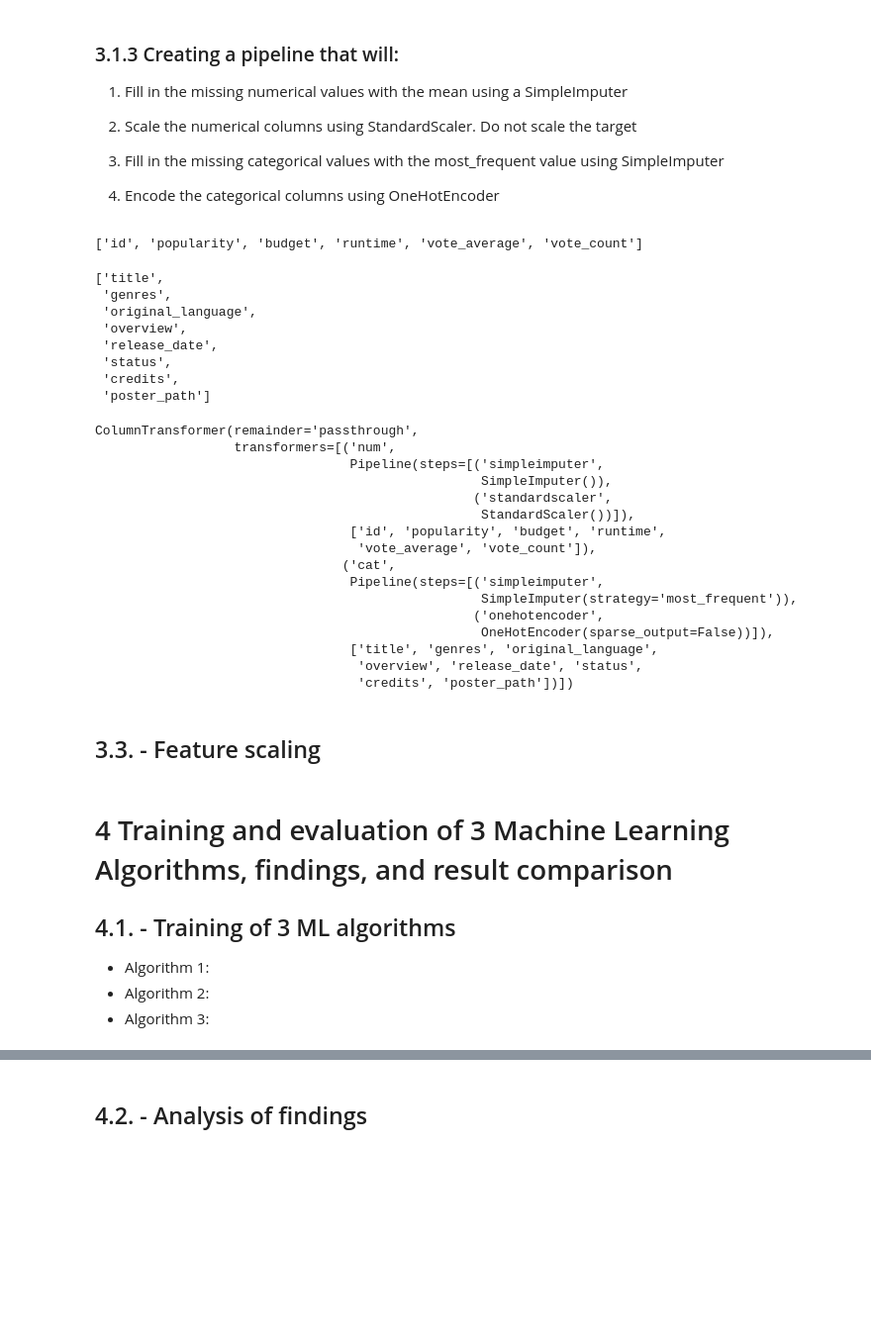
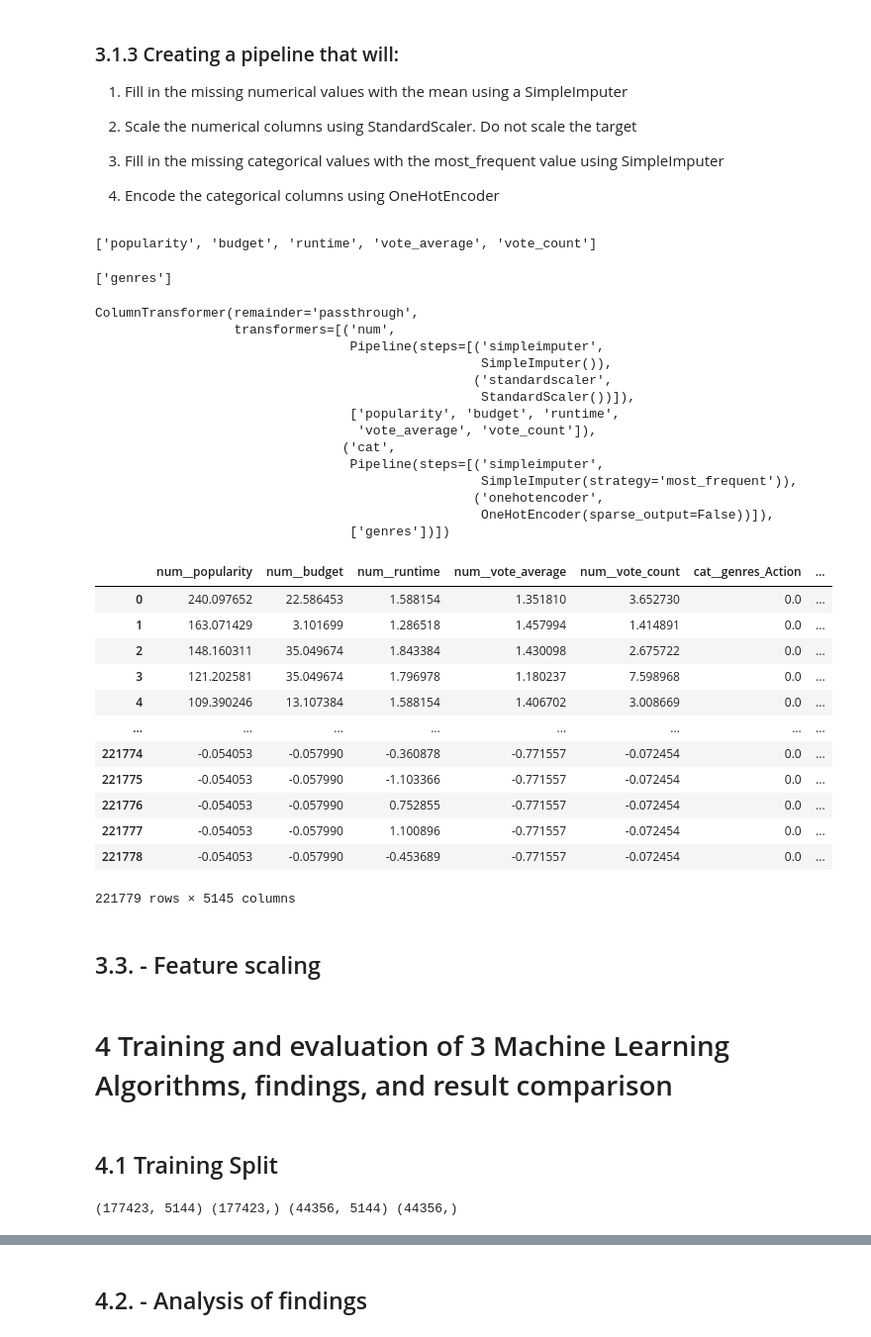
Before and after one commit to Jayant1Varma/Movie-Box-Office-predictor, a Jupyter notebook: Movie-revenue_predictor.ipynb, the cells around one changed output, grey strips where cells are left out. Shown: that part at 99% size. Drawn from its saved outputs; the diff is of its cells as text; code cells hidden in the pictures; blank space fills up the shorter version.

```diff
--- a/Movie-revenue_predictor.ipynb
+++ b/Movie-revenue_predictor.ipynb
@@ -340,0 +359,11 @@ memory usage: 27.1+ MB
+# %%
+movies.drop(labels=['overview'], axis=1, inplace=True)
+movies.drop(labels=['status'], axis=1, inplace=True)
+movies.drop(labels=['credits'], axis=1, inplace=True)
+movies.drop(labels=['original_language'], axis=1, inplace=True)
+movies.drop(labels=['title'], axis=1, inplace=True)
+movies.drop(labels=['release_date'], axis=1, inplace=True)
+movies.drop(labels=['poster_path'], axis=1, inplace=True)
+movies.drop(labels=['backdrop_path'], axis=1, inplace=True)
+movies.drop(labels=['id'], axis=1, inplace=True)
+movies.info()
@@ -383,18 +427,11 @@ preprocessing = ColumnTransformer([('num', num_pipeline, num_cols),
 # %%
 num_cols
 # %% [output]
-['id', 'popularity', 'budget', 'runtime', 'vote_average', 'vote_count']
+['popularity', 'budget', 'runtime', 'vote_average', 'vote_count']
 # %%
 cat_cols
 # %% [output]
-['title',
- 'genres',
- 'original_language',
- 'overview',
- 'release_date',
- 'status',
- 'credits',
- 'poster_path']
+['genres']
 # %%
 preprocessing
 # %% [output]
@@ -404,32 +441,49 @@ ColumnTransformer(remainder='passthrough',
                                                   SimpleImputer()),
                                                  ('standardscaler',
                                                   StandardScaler())]),
-                                 ['id', 'popularity', 'budget', 'runtime',
+                                 ['popularity', 'budget', 'runtime',
                                   'vote_average', 'vote_count']),
                                 ('cat',
                                  Pipeline(steps=[('simpleimputer',
                                                   SimpleImputer(strategy='most_frequent')),
                                                  ('onehotencoder',
                                                   OneHotEncoder(sparse_output=False))]),
-                                 ['title', 'genres', 'original_language',
-                                  'overview', 'release_date', 'status',
-                                  'credits', 'poster_path'])])
+                                 ['genres'])])
 # %%
 # # Apply the preprocessing pipeline on the dataset                 # UNCOMMENT AND FIX THIS ERROR. THERE'S AN ERROR HERE.
 
-# movies_prepared = preprocessing.fit_transform(movies)
+movies_prepared = preprocessing.fit_transform(movies)
 
 # # Scikit-learn strips the column headers, so just add them back on afterwards
-# feature_names=preprocessing.get_feature_names_out()
-# movies_prepared = pd.DataFrame(data=movies_prepared, columns=feature_names)
+feature_names=preprocessing.get_feature_names_out()
+movies_prepared = pd.DataFrame(data=movies_prepared, columns=feature_names)
 
-# movies_prepared
+movies_prepared
+# %% [output]
+|  | num__popularity | num__budget | num__runtime | num__vote_average | num__vote_count | cat__genres_Action | ... |
+| 0 | 240.097652 | 22.586453 | 1.588154 | 1.351810 | 3.652730 | 0.0 | ... |
+| 1 | 163.071429 | 3.101699 | 1.286518 | 1.457994 | 1.414891 | 0.0 | ... |
+| 2 | 148.160311 | 35.049674 | 1.843384 | 1.430098 | 2.675722 | 0.0 | ... |
+| 3 | 121.202581 | 35.049674 | 1.796978 | 1.180237 | 7.598968 | 0.0 | ... |
+| 4 | 109.390246 | 13.107384 | 1.588154 | 1.406702 | 3.008669 | 0.0 | ... |
+| ... | ... | ... | ... | ... | ... | ... | ... |
+| 221774 | -0.054053 | -0.057990 | -0.360878 | -0.771557 | -0.072454 | 0.0 | ... |
+| 221775 | -0.054053 | -0.057990 | -1.103366 | -0.771557 | -0.072454 | 0.0 | ... |
+| 221776 | -0.054053 | -0.057990 | 0.752855 | -0.771557 | -0.072454 | 0.0 | ... |
+| 221777 | -0.054053 | -0.057990 | 1.100896 | -0.771557 | -0.072454 | 0.0 | ... |
+| 221778 | -0.054053 | -0.057990 | -0.453689 | -0.771557 | -0.072454 | 0.0 | ... |
+221779 rows × 5145 columns
 # %% [markdown]
 ## 3.3. - Feature scaling
 # %% [markdown]
 # 4 Training and evaluation of 3 Machine Learning Algorithms, findings, and result comparison
-
-## 4.1. - Training of 3 ML algorithms
-- Algorithm 1:
-- Algorithm 2:
-- Algorithm 3:
+# %% [markdown]
+## 4.1 Training Split
+# %%
+from sklearn.model_selection import train_test_split
+x = movies_prepared.drop(["remainder__revenue"], axis=1)
+y = movies_prepared["remainder__revenue"]
+X_train, X_test, y_train, y_test = train_test_split(x, y, test_size=0.2, random_state=42)
+print(X_train.shape, y_train.shape, X_test.shape, y_test.shape)
+# %% [output]
+(177423, 5144) (177423,) (44356, 5144) (44356,)
```
Also changed, not shown: parts of 31 cells of this notebook.
